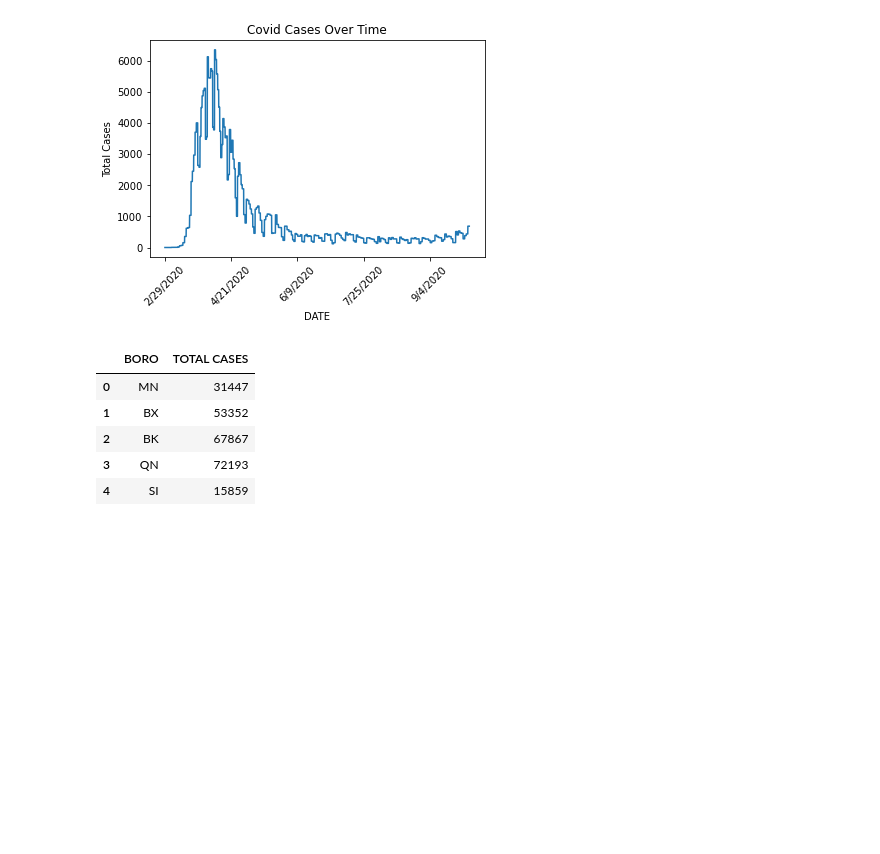
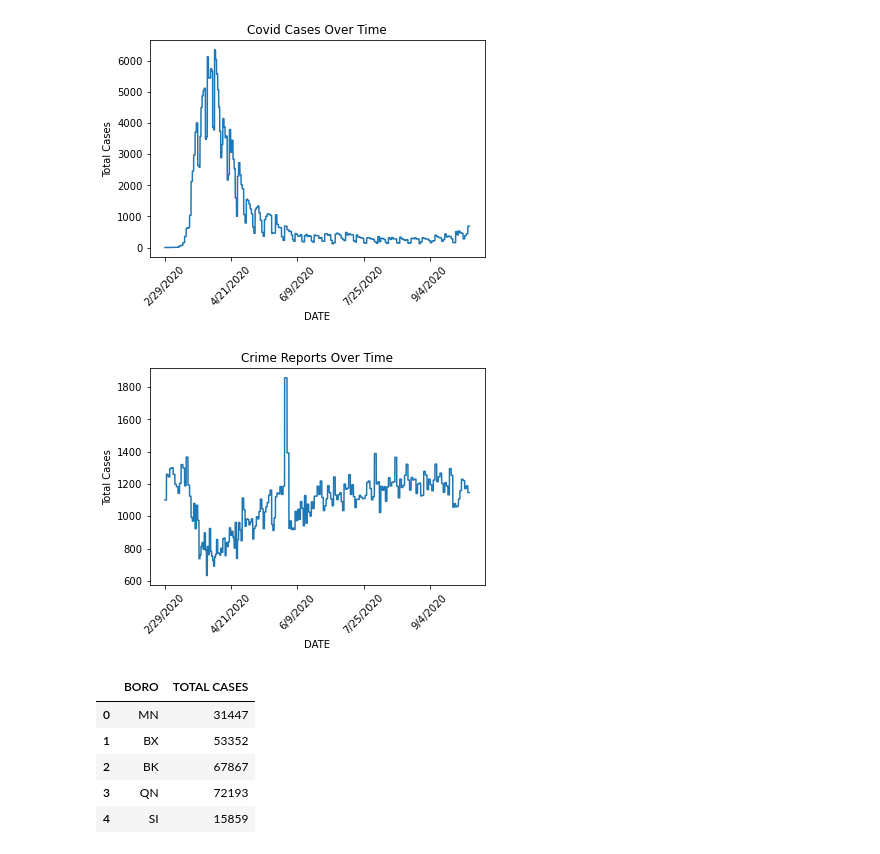
Before and after one commit to canamasc/Covid-Trends-VS-ATL-Crime, a Jupyter notebook: NYC_Crime_COVID.ipynb, the cells around one changed output. Saved outputs shown, nothing was run; the diff lists cells and outputs as text; code cells hidden in the pictures; blank space fills up the shorter version.

```diff
--- a/NYC_Crime_COVID.ipynb
+++ b/NYC_Crime_COVID.ipynb
@@ -425,8 +430,11 @@ plt.savefig("NYC_COVID_Over_Time.png")
 # %%
 plot2 = NYC_df.plot.line(x='DATE', y='crime_count',
                            title='Crime Reports Over Time',
-                            ylabel = 'Total Reports', legend=False, rot = 45)
+                             legend=False, rot = 45)
+plt.ylabel("Total Cases")
 plt.savefig("NYC_Crime_Over_Time.png")
+# %% [output]
+[figure, added]
 # %%
 TotalcasesperBoro = pd.DataFrame({ "BORO": ['MN', 'BX', 'BK', 'QN', 'SI'],
                                   'TOTAL CASES': [(NYC_df.groupby(['DATE'])['MN_CASE_COUNT'].mean()).sum(),
```
Also changed, not shown: parts of 18 cells of this notebook, 12 other files.
